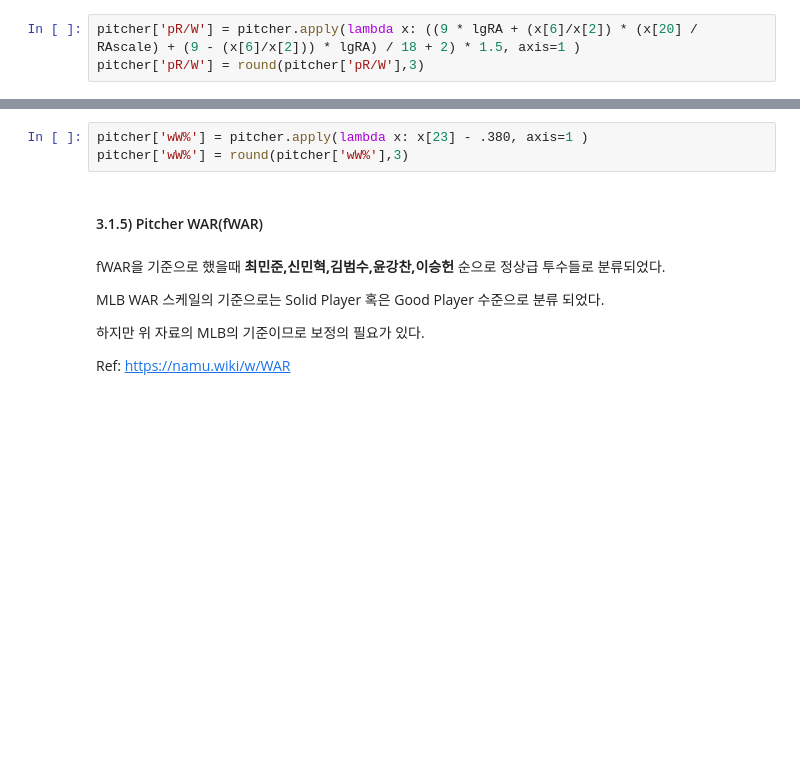
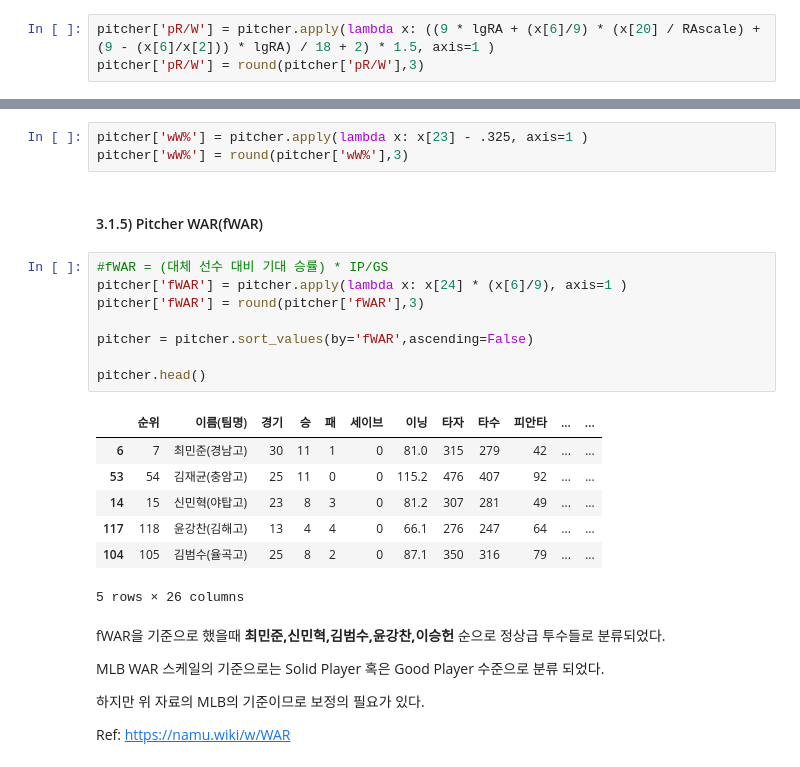
Before and after one commit to hakkoma/KBO_Mock_Draft_Simulator, a Jupyter notebook: mock_draft.ipynb, the cells around one changed output, grey strips where cells are left out. Drawn from its saved outputs; the diff is of its cells as text; blank space fills up the shorter version.

```diff
--- a/mock_draft.ipynb
+++ b/mock_draft.ipynb
@@ -238,7 +241,7 @@ pitcher['RA'] = round(pitcher['RA'],3)
 # %% [markdown]
 #### 3.1.2) pR/W(1승에 해당하는 점수)
 # %%
-pitcher['pR/W'] = pitcher.apply(lambda x: ((9 * lgRA + (x[6]/x[2]) * (x[20] / RAscale) + (9 - (x[6]/x[2])) * lgRA) / 18 + 2) * 1.5, axis=1 )
+pitcher['pR/W'] = pitcher.apply(lambda x: ((9 * lgRA + (x[6]/9) * (x[20] / RAscale) + (9 - (x[6]/x[2])) * lgRA) / 18 + 2) * 1.5, axis=1 )
 pitcher['pR/W'] = round(pitcher['pR/W'],3)
 # %% [markdown]
 #### 3.1.3) 피타고리안 기대승률(W%)
@@ -248,10 +251,26 @@ pitcher['W%'] = round(pitcher['W%'],3)
 # %% [markdown]
 #### 3.1.4) 대체선수대비 기대승률(wW%)
 # %%
-pitcher['wW%'] = pitcher.apply(lambda x: x[23] - .380, axis=1 )
+pitcher['wW%'] = pitcher.apply(lambda x: x[23] - .325, axis=1 )
 pitcher['wW%'] = round(pitcher['wW%'],3)
 # %% [markdown]
 #### 3.1.5) Pitcher WAR(fWAR)
+# %%
+#fWAR = (대체 선수 대비 기대 승률) * IP/GS
+pitcher['fWAR'] = pitcher.apply(lambda x: x[24] * (x[6]/9), axis=1 )
+pitcher['fWAR'] = round(pitcher['fWAR'],3)
+
+pitcher = pitcher.sort_values(by='fWAR',ascending=False)
+
+pitcher.head()
+# %% [output]
+|  | 순위 | 이름(팀명) | 경기 | 승 | 패 | 세이브 | 이닝 | 타자 | 타수 | 피안타 | ... | ... |
+| 6 | 7 | 최민준(경남고) | 30 | 11 | 1 | 0 | 81.0 | 315 | 279 | 42 | ... | ... |
+| 53 | 54 | 김재균(충암고) | 25 | 11 | 0 | 0 | 115.2 | 476 | 407 | 92 | ... | ... |
+| 14 | 15 | 신민혁(야탑고) | 23 | 8 | 3 | 0 | 81.2 | 307 | 281 | 49 | ... | ... |
+| 117 | 118 | 윤강찬(김해고) | 13 | 4 | 4 | 0 | 66.1 | 276 | 247 | 64 | ... | ... |
+| 104 | 105 | 김범수(율곡고) | 25 | 8 | 2 | 0 | 87.1 | 350 | 316 | 79 | ... | ... |
+5 rows × 26 columns
 # %% [markdown]
 fWAR을 기준으로 했을때 **최민준,신민혁,김범수,윤강찬,이승헌** 순으로 정상급 투수들로 분류되었다.
 
```
Also changed, not shown: parts of 8 cells of this notebook.
